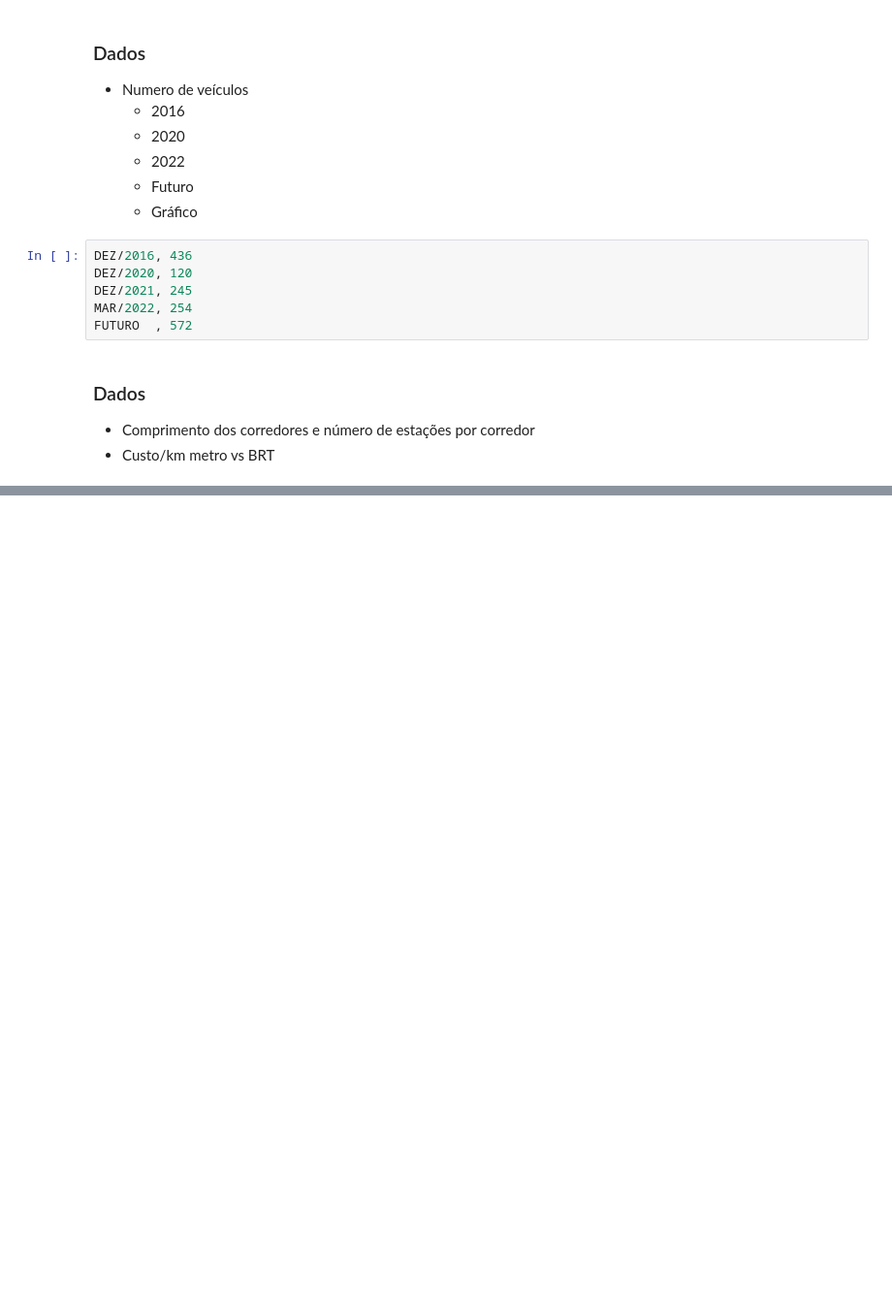
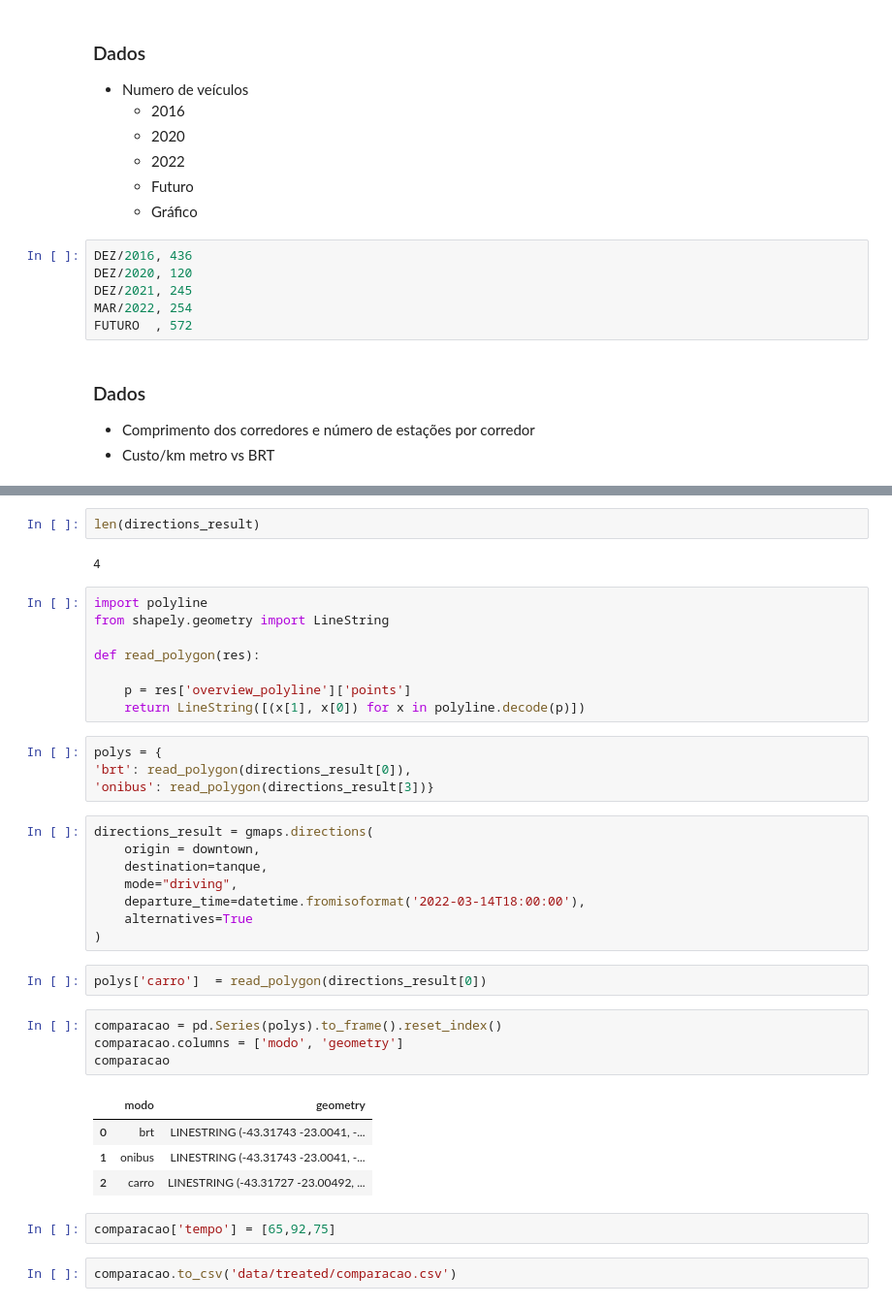
Before and after one commit to prefeitura-rio/webflow, a Jupyter notebook: stories/brt/code/treat_brt_data.ipynb, the cells around one changed output, grey strips where cells are left out. Shown: that part at 97% size. Drawn from its saved outputs; the diff is of its cells as text; blank space fills up the shorter version.

```diff
--- a/stories/brt/code/treat_brt_data.ipynb
+++ b/stories/brt/code/treat_brt_data.ipynb
@@ -403,0 +474,39 @@ FUTURO  , 572
+# %%
+len(directions_result)
+# %% [output]
+4
+# %%
+import polyline
+from shapely.geometry import LineString
+
+def read_polygon(res):
+
+    p = res['overview_polyline']['points']
+    return LineString([(x[1], x[0]) for x in polyline.decode(p)])
+# %%
+polys = {
+'brt': read_polygon(directions_result[0]),
+'onibus': read_polygon(directions_result[3])}
+# %%
+directions_result = gmaps.directions(
+    origin = downtown,
+    destination=tanque,
+    mode="driving",
+    departure_time=datetime.fromisoformat('2022-03-14T18:00:00'),
+    alternatives=True
+)
+# %%
+polys['carro']  = read_polygon(directions_result[0])
+# %%
+comparacao = pd.Series(polys).to_frame().reset_index()
+comparacao.columns = ['modo', 'geometry']
+comparacao
+# %% [output]
+|  | modo | geometry |
+| 0 | brt | LINESTRING (-43.31743 -23.0041, -... |
+| 1 | onibus | LINESTRING (-43.31743 -23.0041, -... |
+| 2 | carro | LINESTRING (-43.31727 -23.00492, ... |
+# %%
+comparacao['tempo'] = [65,92,75]
+# %%
+comparacao.to_csv('data/treated/comparacao.csv')
```
Also changed, not shown: parts of 16 cells of this notebook.
